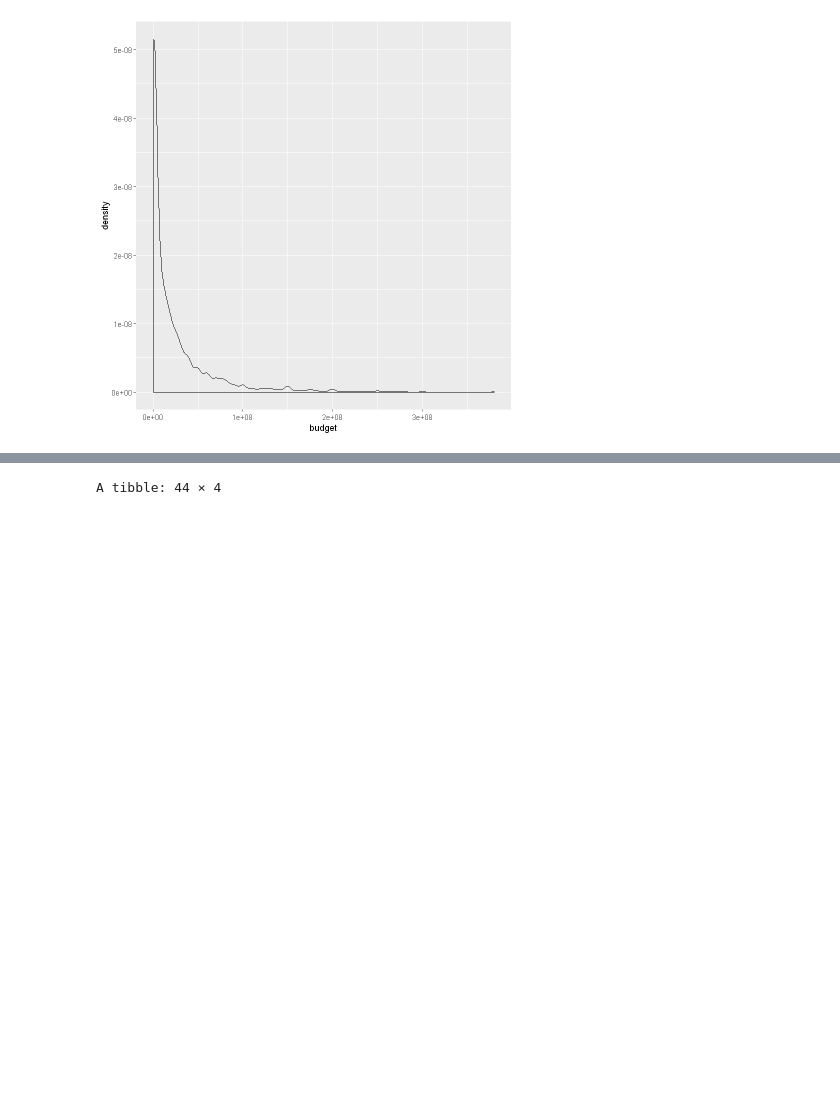
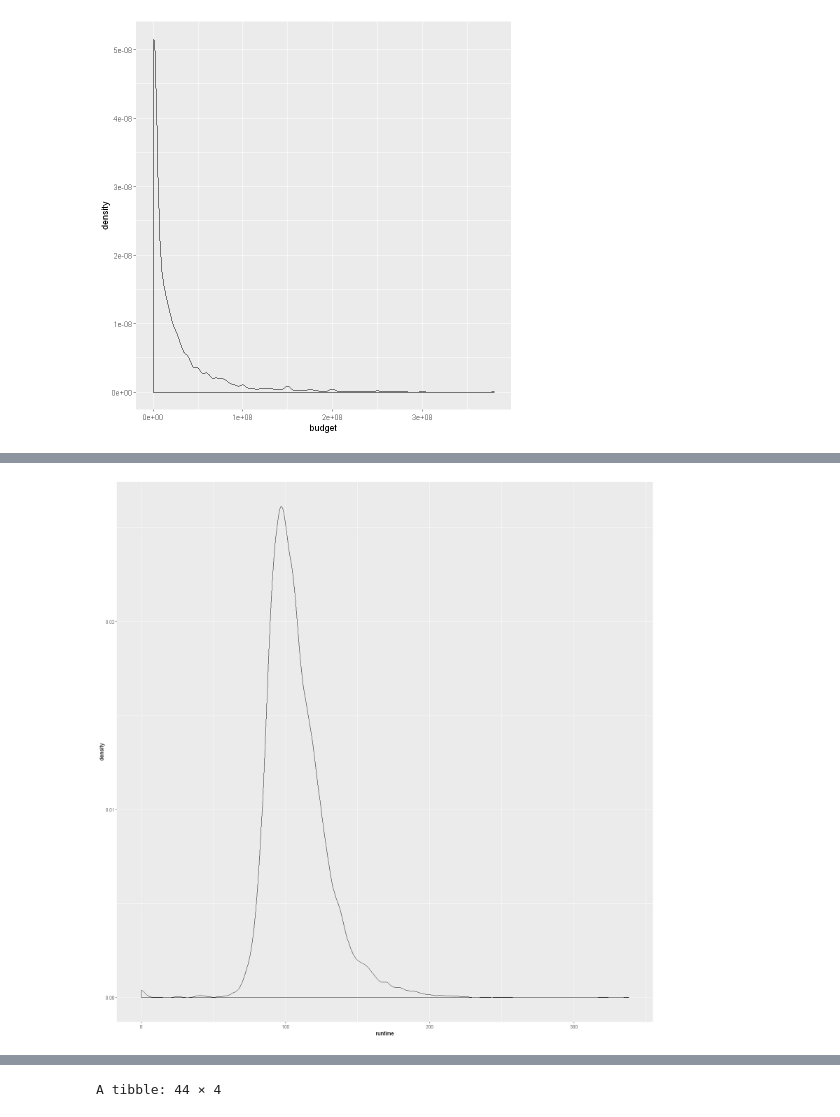
Before and after one commit to dannyvaks/DataScience, a Jupyter notebook: stats/HomeWork No. 4.ipynb, the cells around one changed output, grey strips where cells are left out. Drawn from its saved outputs; the diff is of its cells as text; code cells hidden in the pictures; blank space fills up the shorter version.

```diff
--- a/stats/HomeWork No. 4.ipynb
+++ b/stats/HomeWork No. 4.ipynb
@@ -131,3 +154,8 @@ ggplot(data=movies_ff) +
     geom_density(aes(budget))
 # %% [output]
 [figure]
+# %%
+### runtime
+ggplot(data=movies_ff) +
+   geom_density(aes(x=runtime))
+# %% [output]
@@ -133,0 +164 @@ ggplot(data=movies_ff) +
+[figure, added]
```
Also changed, not shown: parts of 16 cells of this notebook, 1 other file.
